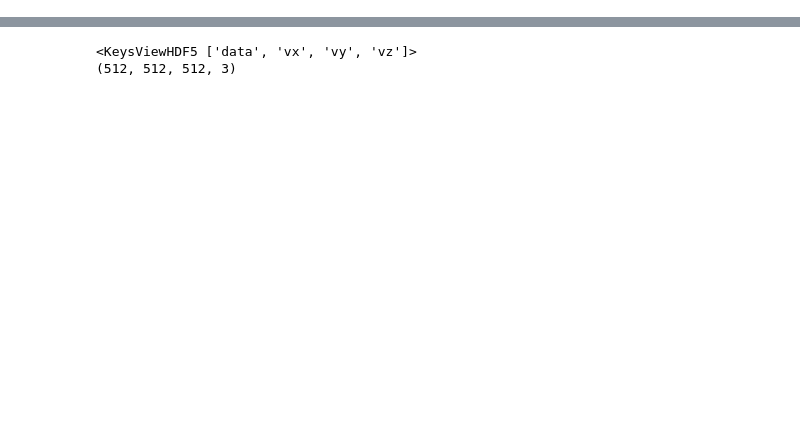
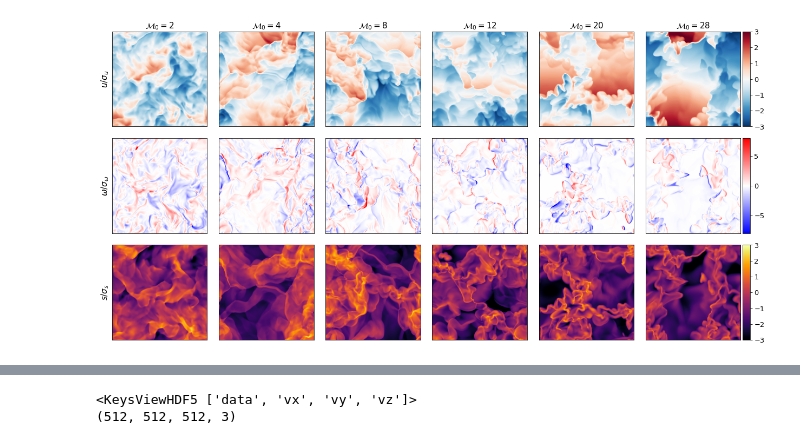
Before and after one commit to hlasco/sr_turbulence, a Jupyter notebook: dataBuilder/check_dataset.ipynb, the cells around one changed output, grey strips where cells are left out. Drawn from its saved outputs; the diff is of its cells as text; code cells hidden in the pictures; blank space fills up the shorter version.

```diff
--- a/dataBuilder/check_dataset.ipynb
+++ b/dataBuilder/check_dataset.ipynb
@@ -196,3 +176,52 @@ class MidpointNormalize(matplotlib.colors.Normalize):
+# %%
+matplotlib.rcParams['mpl_toolkits.legacy_colorbar'] = False
+params = matplotlib.figure.SubplotParams(left=.01, right=0.92, bottom=0.03, top=0.95)
+skip=2
+ncols=len(tf_list[1::skip])
+nrows=3
+fig = plt.figure(1, (6*nrows, 4*ncols), subplotpars=params)
+
+grid = AxesGrid(fig, 111, nrows_ncols = (nrows, ncols),
+                axes_pad=0.3, cbar_mode='edge', cbar_size=.2,cbar_pad=.05)
+
+for i, f in enumerate(tf_list_hr[1::skip]):
+
+    grid[i].set_title(r"$\mathcal{{M}}_{{0}}={mach}$".format(mach=f.mach), fontsize=15)
+
+    w = get_vorticity(f)
+
+    sdev_vel = (1./3*(f.att['ux_std2'] + f.att['uy_std2'] + f.att['uz_std2']))**.5
+    mean_vel = f.att['ux_mean'] + f.att['uy_mean'] + f.att['uz_mean']
+    u = (f.ux[:,:,0]-mean_vel)/sdev_vel
+
+    sdev_w = np.std(w)
+    w = w[0,:,:,0]/sdev_w
+
+    s = f.s
+    sdev_s = f.att['s_std2']**.5
+    s = s[:,:,0]/sdev_s
+
+    im1 = grid[i].imshow(u, cmap='RdBu_r',vmin=-3, vmax=3)
+    im2 = grid[i+ncols].imshow(w, cmap='bwr',vmin=-8, vmax=8)
+    im3 = grid[i+2*ncols].imshow(s, cmap='inferno',vmin=-3, vmax=3)
+
+for ax in grid:
+    ax.set_xticks([])
+    ax.set_yticks([])
+
+grid[0].set_ylabel(r"$u / \sigma_{u}$", fontsize=15)
+grid[ncols].set_ylabel(r"$\omega / \sigma_{\omega}$", fontsize=15)
+grid[2*ncols].set_ylabel(r"$s / \sigma_{s}$", fontsize=15)
+
+grid.cbar_axes[0].colorbar(im1)
+grid.cbar_axes[0].tick_params(labelsize=13)
+grid.cbar_axes[1].colorbar(im2)
+grid.cbar_axes[1].tick_params(labelsize=13)
+grid.cbar_axes[2].colorbar(im3)
+grid.cbar_axes[2].tick_params(labelsize=13)
+plt.show()
+# %% [output]
+[figure, added]
 # %%
 matplotlib.rcParams['mpl_toolkits.legacy_colorbar'] = False
 params = matplotlib.figure.SubplotParams(left=.01, right=0.92, bottom=0.03, top=0.95)
```
Also changed, not shown: parts of 20 cells of this notebook.
